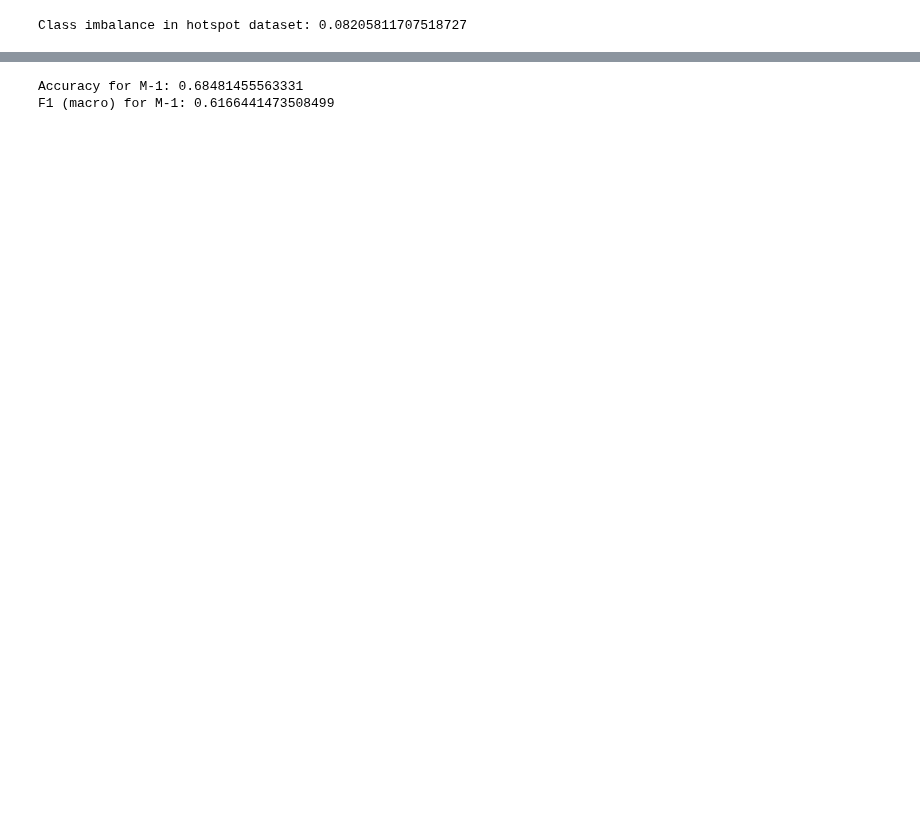
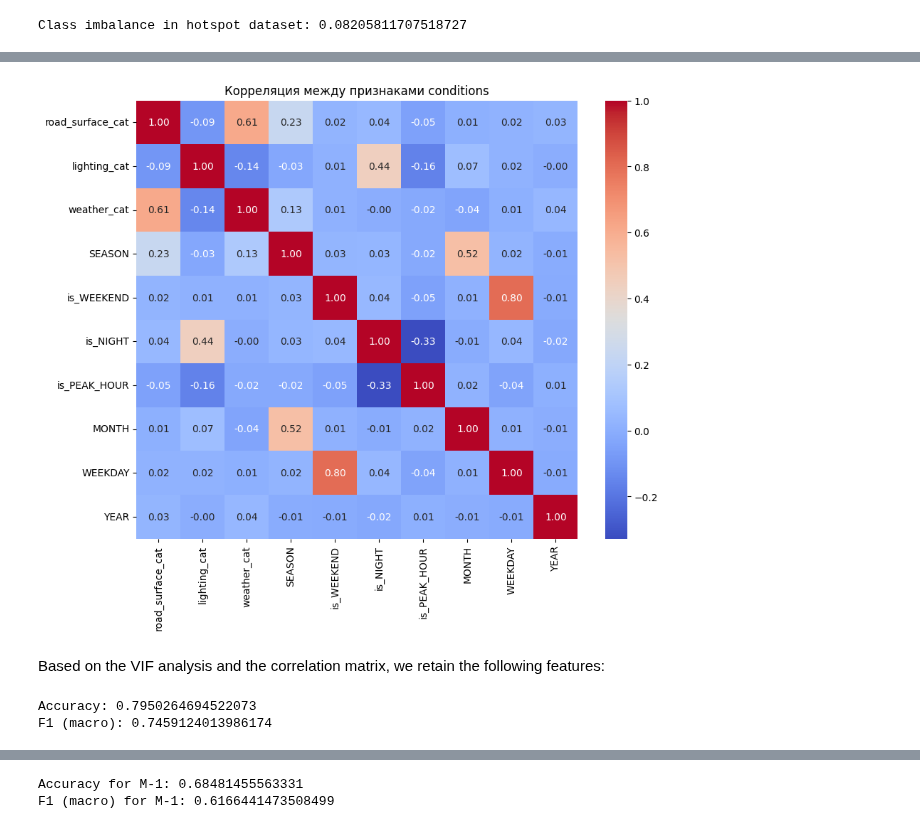
Before and after one commit to NastyaWheel/thesis, a Jupyter notebook: severity/severity_model.ipynb, the cells around one changed output, grey strips where cells are left out. Drawn from its saved outputs; the diff is of its cells as text; code cells hidden in the pictures; blank space fills up the shorter version.

```diff
--- a/severity/severity_model.ipynb
+++ b/severity/severity_model.ipynb
@@ -189,0 +214,37 @@ F1 (macro): 0.820213298890597
+# %%
+plt.figure(figsize=(10, 8))
+sns.heatmap(df[conditions].corr(), annot=True, cmap="coolwarm", fmt=".2f")
+plt.title("Корреляция между признаками conditions")
+plt.show()
+# %% [output]
+[figure, added]
+# %% [markdown]
+Based on the VIF analysis and the correlation matrix, we retain the following features:
+# %%
+final_conditions = [
+    'road_surface_cat',
+    'lighting_cat',
+    'weather_cat',
+    'SEASON',
+    'is_WEEKEND',
+    'is_NIGHT',
+    'is_PEAK_HOUR'
+]
+
+features.extend(final_conditions)
+
+X_model = df[features]
+y_model = np.where(df["cluster"] != -1, 1, 0)
+
+X_train, X_test, y_train, y_test = train_test_split(X_model, y_model, test_size=0.2, random_state=42)
+
+rf_model = RandomForestClassifier(n_estimators=100, random_state=42)
+rf_model.fit(X_train, y_train)
+
+y_pred = rf_model.predict(X_test)
+
+print("Accuracy:", accuracy_score(y_test, y_pred))
+print("F1 (macro):", f1_score(y_test, y_pred, average='macro'))
+# %% [output]
+Accuracy: 0.7950264694522073
+F1 (macro): 0.7459124013986174
```
Also changed, not shown: parts of 37 cells of this notebook, 3 other files.
